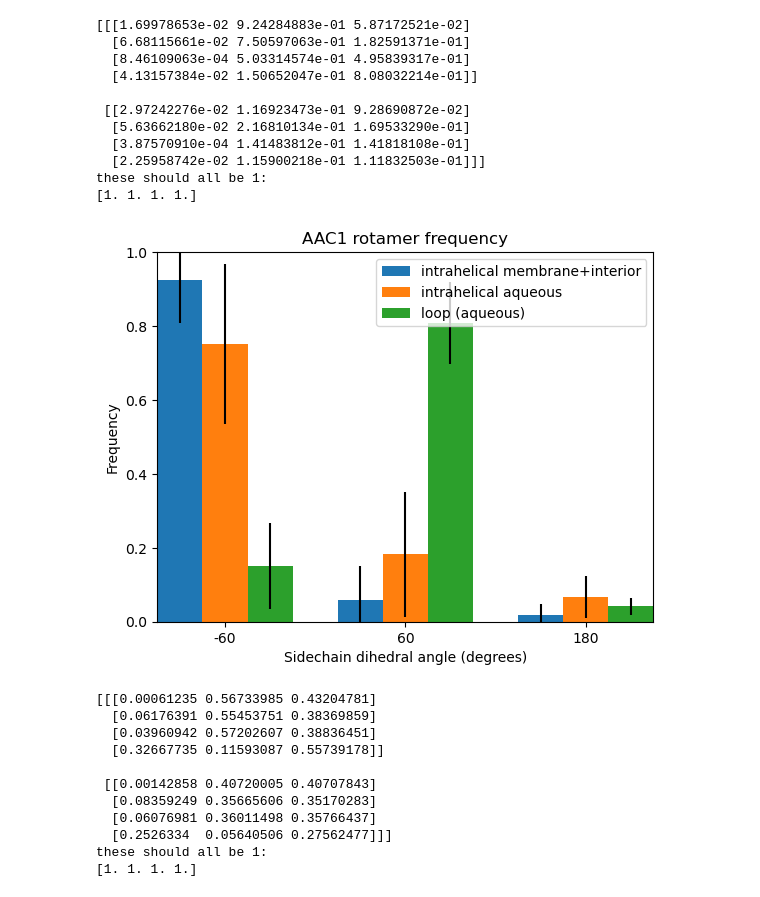
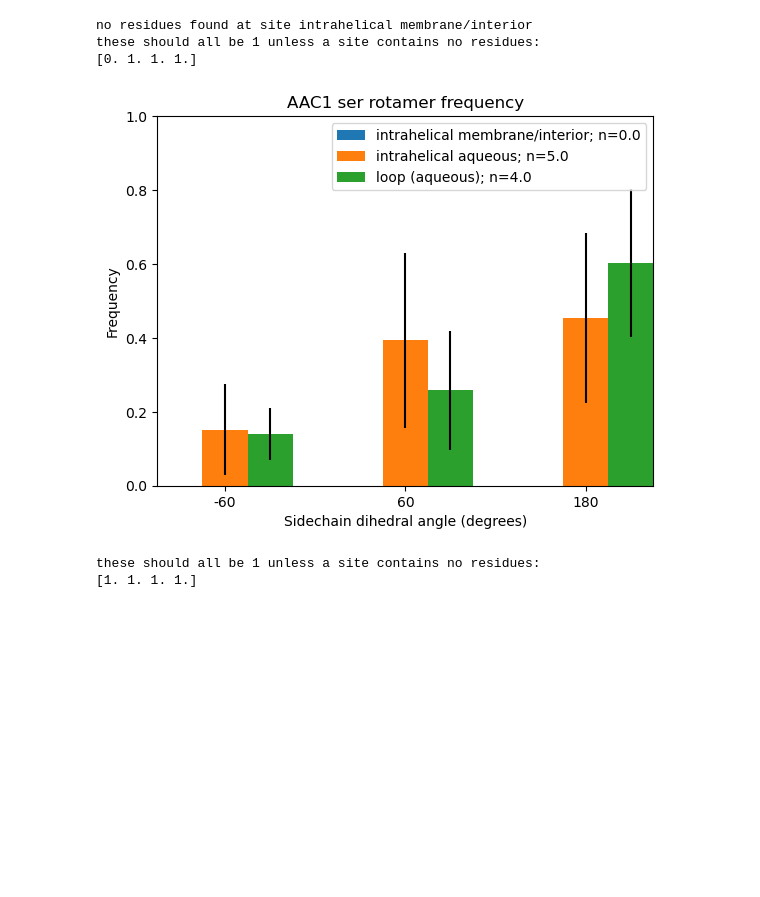
Before and after one commit to JonathanHB/threonine_rotamer_analysis, a Jupyter notebook: plot_rotamers.ipynb, the cells around one changed output. Cells and saved outputs as stored; diff of their text form; code cells hidden in the pictures; blank space fills up the shorter version.

Commit message:
added valine residues

```diff
--- a/plot_rotamers.ipynb
+++ b/plot_rotamers.ipynb
@@ -40,14 +43,16 @@ def plot_rotamers_all_sites(mean_std_rotamer_freqs, n_sites, n_rotamers, protein
 
     plt.show()
 # %%
-def plot_rotamers_3_sites(mean_std_rotamer_freqs, n_sites, n_rotamers, protein):
+def plot_rotamers_3_sites(mean_std_rotamer_freqs, n_sites, n_rotamers, n_resis_by_site, protein, resn):
     bar_width = 0.25
     gap_width = 0.25
 
     x = -bar_width
 
+    site_inds = [0,1,3]
+
     for rotamer in [1,2,0]:
-        for site, color in zip([0,1,3], ["C0","C1","C2"]):
+        for site, color in zip(site_inds, ["C0","C1","C2"]):
 
             plt.bar((x), (mean_std_rotamer_freqs[0,site,rotamer]), yerr=(mean_std_rotamer_freqs[1,site,rotamer]), width=bar_width, color = color)
 
@@ -61,17 +66,19 @@ def plot_rotamers_3_sites(mean_std_rotamer_freqs, n_sites, n_rotamers, protein):
 
     plt.ylabel("Frequency")
     plt.xlabel("Sidechain dihedral angle (degrees)")
-    plt.legend(["intrahelical membrane+interior", "intrahelical aqueous", "loop (aqueous)"])
+    plt.legend([f"intrahelical membrane/interior; n={n_resis_by_site[site_inds[0]]}", f"intrahelical aqueous; n={n_resis_by_site[site_inds[1]]}", f"loop (aqueous); n={n_resis_by_site[site_inds[2]]}"])
 
-    plt.title(f"{protein.upper()} rotamer frequency")
+    plt.title(f"{protein.upper()} {resn} rotamer frequency")
 
     plt.show()
 # %%
+#this path actually also contains serine rotamers
 inputpath = "/home/jonathan/Documents/grabelab/rutter-lab-collaboration/thr_rotamers_solvation/thr_rotamers"
 
 servers = ["wynton", "degrabo"]
 proteins = ["aac1", "ucp1"]
 
+resn = "ser" #"thr" #
 
 #loop over servers, proteins, and parallel runs
 for protein in proteins:
@@ -93,7 +100,7 @@ for protein in proteins:
             for seg in range(1,20):
 
                 #load data if it exists
-                datafile = f"{inputpath}/{server}/{protein}/run0{run}/{protein}-{server}-run0{run}-seg{str(seg).zfill(2)}-thr-rotamer-counts.npy"
+                datafile = f"{inputpath}/{server}/{protein}/run0{run}/{protein}-{server}-run0{run}-seg{str(seg).zfill(2)}-{resn}-rotamer-counts.npy"
                 if not os.path.exists(datafile): break
                 data = np.load(datafile)
 
@@ -107,7 +114,8 @@ for protein in proteins:
                 rotamer_counts_total = np.sum(rotamer_counts_bysegment, axis=-1)
 
                 #count frames in the run
-                n_frames = np.sum(rotamer_counts_total[0][0], axis = 0)
+                #note that I'm arbitrarily using the first residue on a solvated helix ([1][0]) for reference
+                n_frames = np.sum(rotamer_counts_total[1][0], axis = 0)
                 #halve the frame counts for the two runs with frames saved twice as often
                 if run > 2:
                     n_frames_eff = n_frames/2
@@ -131,61 +139,51 @@ for protein in proteins:
 
     #average frequency of each site-rotamer pair
     mean_std_rotamer_freqs = np.zeros((2, n_sites, n_rotamers))
+    #number of residues at each site
+    n_resis_by_site = np.zeros(n_sites)
 
     for site in range(n_sites):
         #rotamer_freqs_s has shape [n_resis_in_current_site, n_rotamers, n_trajectories]
         #pull out rotamer data for the current site (i.e. helices facing the membrane core)
         rotamer_freqs_s = rotamer_freqs_all[site]
         #find array indices corresponding to actual residues, using trajectory 0 arbitrarily
         extant_residues = np.where(np.sum(rotamer_freqs_s[:,:,0], axis = 1)>0)
         rotamer_freqs_s = rotamer_freqs_s[extant_residues]
+        n_resis_by_site[site] = len(extant_residues[0])
+
+        if n_resis_by_site[site] == 0:
+            print(f"no residues found at site {site_names[site]}")
+            continue
 
         #weight the data from each residue in each trajectory by the number of frames in that trajectory
         trj_weights = [n_frames_all[trji] for resi in range(rotamer_freqs_s.shape[0]) for trji in range(rotamer_freqs_s.shape[2])]
 
         for rot in range(n_rotamers):
             #rotamer_freqs_s[:,rot] has shape [n_resis_in_current_site, n_trajectories]
             rotamer_freqs_sr = rotamer_freqs_s[:,rot].flatten()
 
             #calculate mean and standard deviation weighted by trajectory length
             mean_std_rotamer_freqs[0, site, rot] = np.average(rotamer_freqs_sr, weights=trj_weights)
             mean_std_rotamer_freqs[1, site, rot] = DescrStatsW(rotamer_freqs_sr, weights=trj_weights, ddof=1).std
             #mean_std_rotamer_freqs[1, site, rot] = np.std(rotamer_freqs_sr) #unweighted
 
-    print(mean_std_rotamer_freqs)
+    #print(mean_std_rotamer_freqs)
 
-    #check normalization; all of these should be 1
-    print("these should all be 1:")
+    #check normalization; all of these should be 1 unless a site contains no residues
+    print("these should all be 1 unless a site contains no residues:")
     print(np.sum(mean_std_rotamer_freqs[0], axis=1))
 
 
     #--------------------------------------------------------------------------
     #                               plot results
 
 #    plot_rotamers_all_sites(mean_std_rotamer_freqs, n_sites, n_rotamers)
 
-    plot_rotamers_3_sites(mean_std_rotamer_freqs, n_sites, n_rotamers, protein)
+    plot_rotamers_3_sites(mean_std_rotamer_freqs, n_sites, n_rotamers, n_resis_by_site, protein, resn)
 # %% [output]
-[[[1.69978653e-02 9.24284883e-01 5.87172521e-02]
-  [6.68115661e-02 7.50597063e-01 1.82591371e-01]
-  [8.46109063e-04 5.03314574e-01 4.95839317e-01]
-  [4.13157384e-02 1.50652047e-01 8.08032214e-01]]
-
- [[2.97242276e-02 1.16923473e-01 9.28690872e-02]
-  [5.63662180e-02 2.16810134e-01 1.69533290e-01]
-  [3.87570910e-04 1.41483812e-01 1.41818108e-01]
-  [2.25958742e-02 1.15900218e-01 1.11832503e-01]]]
-these should all be 1:
-[1. 1. 1. 1.]
+no residues found at site intrahelical membrane/interior
+these should all be 1 unless a site contains no residues:
+[0. 1. 1. 1.]
-[figure, old version]
+[figure, new version]
-[[[0.00061235 0.56733985 0.43204781]
-  [0.06176391 0.55453751 0.38369859]
-  [0.03960942 0.57202607 0.38836451]
-  [0.32667735 0.11593087 0.55739178]]
-
- [[0.00142858 0.40720005 0.40707843]
-  [0.08359249 0.35665606 0.35170283]
-  [0.06076981 0.36011498 0.35766437]
-  [0.2526334  0.05640506 0.27562477]]]
-these should all be 1:
+these should all be 1 unless a site contains no residues:
 [1. 1. 1. 1.]
```
Also changed, not shown: parts of 3 cells of this notebook, 2 other files.
